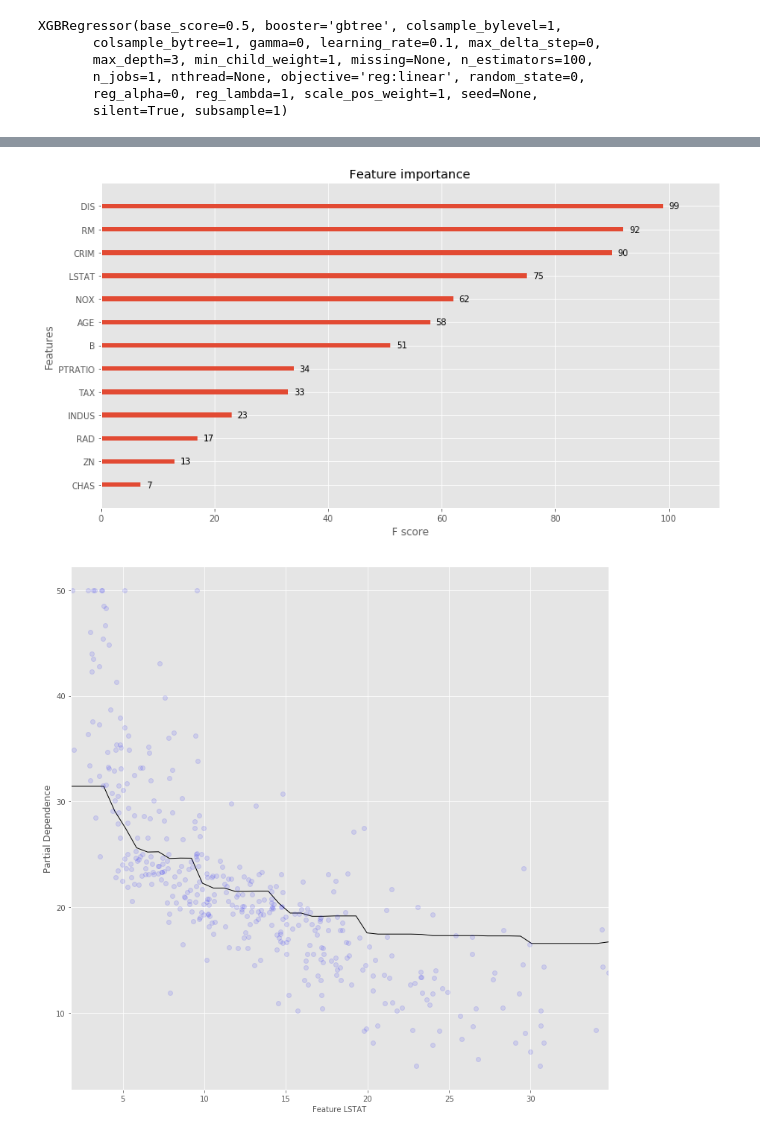
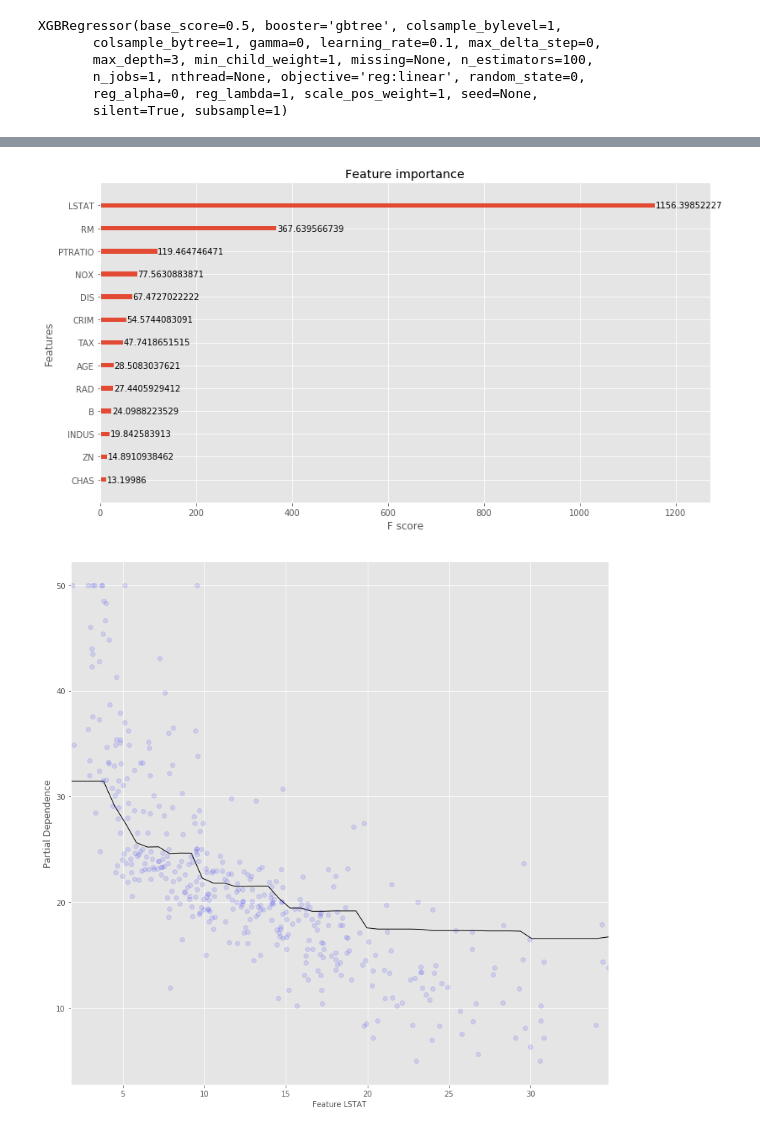
Before and after one commit to flashhack/Study, a Jupyter notebook: XGBExperiment/experiment.ipynb, the cells around one changed output, grey strips where cells are left out. Saved outputs shown, nothing was run; the diff lists cells and outputs as text; code cells hidden in the pictures.

```diff
--- a/XGBExperiment/experiment.ipynb
+++ b/XGBExperiment/experiment.ipynb
@@ -157,9 +157,9 @@ plt.show()
 # %%
-fig, ax = plt.subplots(nrows=1, ncols=1)
-xgb.plot_importance(model, ax=ax)
+fig, ax = plt.subplots(nrows=1, ncols=1, figsize=(13,7))
+xgb.plot_importance(model, importance_type='gain', ax=ax)
 plt.show()
 # %% [output]
-[figure, old version]
+[figure, new version]
 # %%
 def plot_partial_dependency(model, X, y, col):
 
```
Also changed, not shown: parts of 5 cells of this notebook.
